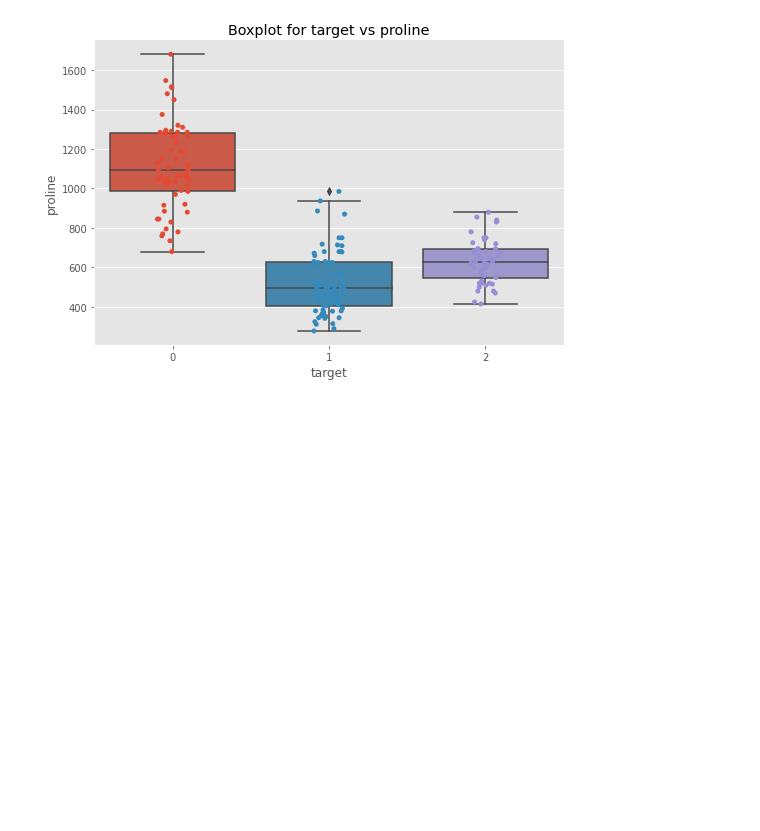
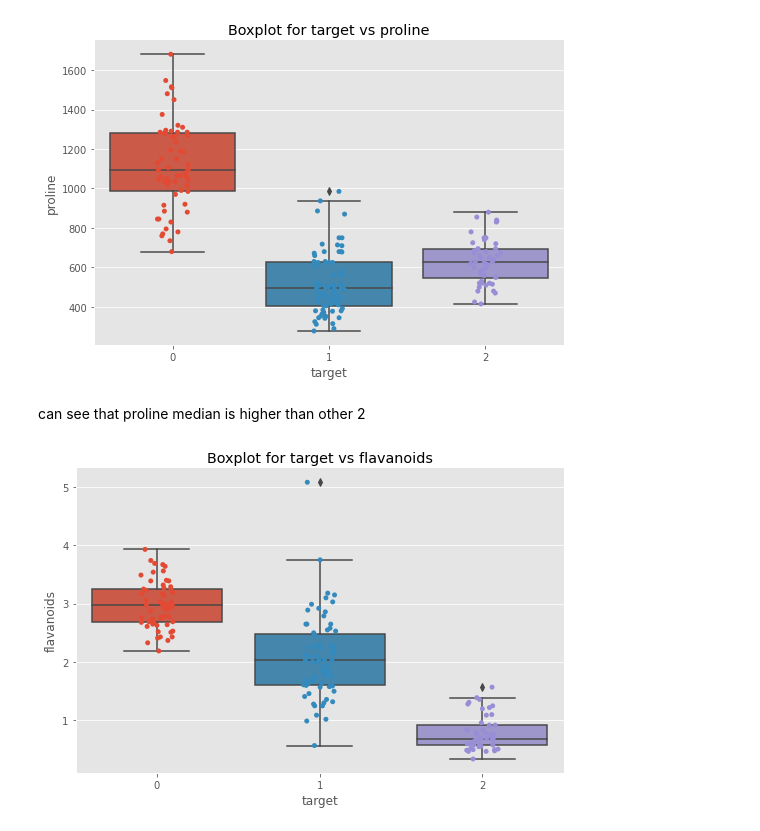
Before and after one commit to hansa31/EDA_Tutorial1, a Jupyter notebook: EPA1.ipynb, the cells around one changed output. Saved outputs shown, nothing was run; the diff lists cells and outputs as text; code cells hidden in the pictures; blank space fills up the shorter version.

```diff
--- a/EPA1.ipynb
+++ b/EPA1.ipynb
@@ -167,3 +167,12 @@ plt.title("Boxplot for target vs proline")
 plt.show()
 # %% [output]
 [figure]
+# %% [markdown]
+can see that proline median is higher than other 2
+# %%
+sns.catplot(x="target", y = "flavanoids", data=df, kind = "box", aspect=1.5)
+sns.stripplot(x = "target", y="flavanoids", data = df)
+plt.title("Boxplot for target vs flavanoids")
+plt.show()
+# %% [output]
+[figure, added]
```
Also changed, not shown: parts of 2 cells of this notebook.
